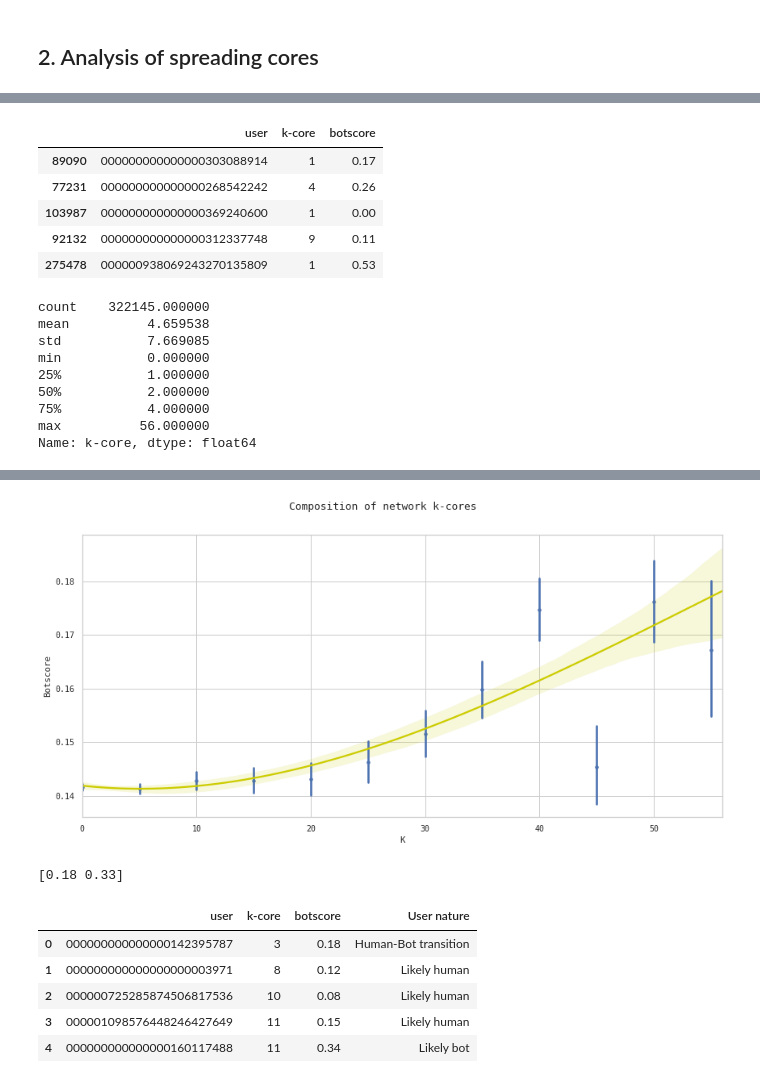
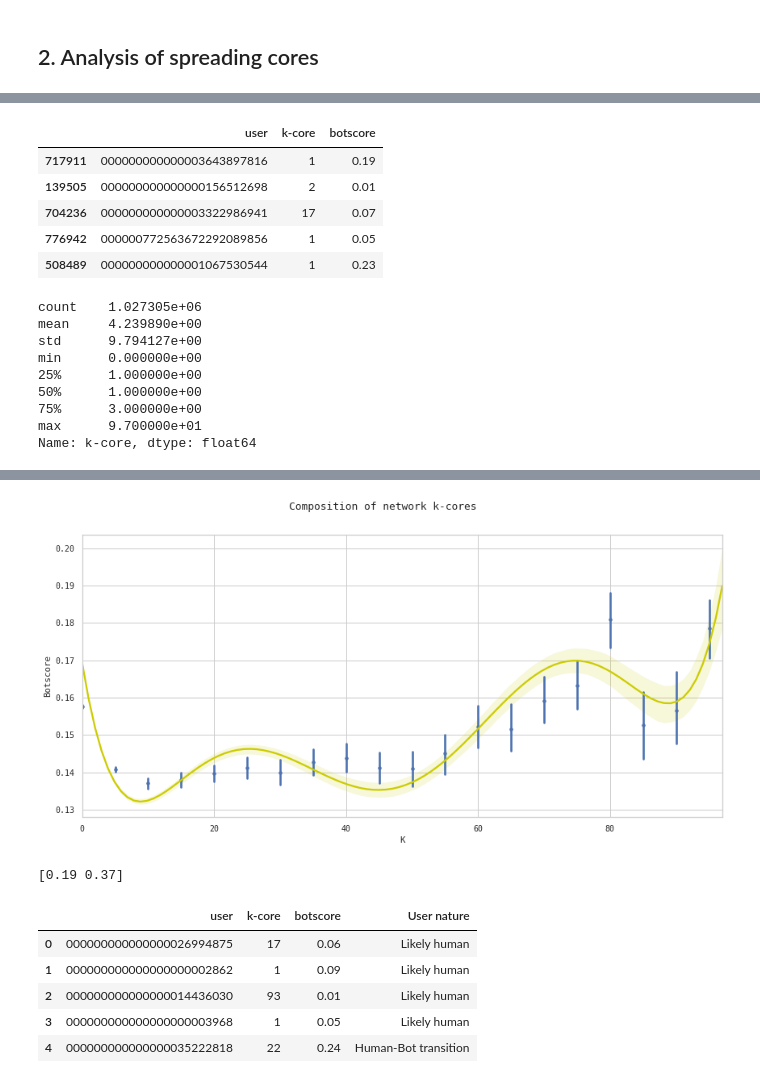
Before and after one commit to javier-pg/botbusters-spanish-general-elections-network-analysis, a Jupyter notebook: code/6.InformationSpreading.ipynb, the cells around one changed output, grey strips where cells are left out. Drawn from its saved outputs; the diff is of its cells as text; code cells hidden in the pictures.

```diff
--- a/code/6.InformationSpreading.ipynb
+++ b/code/6.InformationSpreading.ipynb
@@ -82,8 +82,6 @@ def make_objid(text):
         print(text, ex)
         return None
 
-LIMIT=6*500000
-
 def get_tweets(collection):
     """
     Gets tweets
@@ -111,7 +109,6 @@ def get_retweets(collection):
     """
     retweets = list(collection
                     .find({'sampled':True},{'_id': False, 'tweet_id': True, 'user_id' : True, 'date':True})
-                    .limit(LIMIT)
                    )
 
     print("Number of retweets:", len(retweets))
@@ -130,7 +127,6 @@ def get_users(collection):
     """
     users = list(collection.find({ '$and' : [ { 'sampled': True } , { 'botscore' : { '$gte' : 0 } }]},
                                  {'_id' : True, 'botscore' : True})
-                 #.limit(LIMIT)
                 )
 
     print("Number of sampled users with botscore in DB:", len(users))
@@ -420,5 +417,5 @@ for sit in [0, 1, 2]:
     #nx.set_node_attributes(G, values=-1, name='botscore')
     node_attr = df_users.set_index('_id').to_dict('index')
     nx.set_node_attributes(G, node_attr)
-    #nx.write_graphml(G, f"graphs/2.kcore-situation{sit}.graphml")
+    nx.write_graphml(G, f"graphs/kcore-situation{sit}.graphml")
 # %% [output]
@@ -483,37 +477,39 @@ df_cores = df_cores.merge(df_botscores, on='user')
 df_cores.sample(5)
 # %% [output]
 |  | user | k-core | botscore |
-| 89090 | 000000000000000303088914 | 1 | 0.17 |
-| 77231 | 000000000000000268542242 | 4 | 0.26 |
-| 103987 | 000000000000000369240600 | 1 | 0.00 |
-| 92132 | 000000000000000312337748 | 9 | 0.11 |
-| 275478 | 000000938069243270135809 | 1 | 0.53 |
+| 717911 | 000000000000003643897816 | 1 | 0.19 |
+| 139505 | 000000000000000156512698 | 2 | 0.01 |
+| 704236 | 000000000000003322986941 | 17 | 0.07 |
+| 776942 | 000000772563672292089856 | 1 | 0.05 |
+| 508489 | 000000000000001067530544 | 1 | 0.23 |
 # %%
 df_cores['k-core'].describe()
 # %% [output]
-count    322145.000000
-mean          4.659538
-std           7.669085
-min           0.000000
-25%           1.000000
-50%           2.000000
-75%           4.000000
-max          56.000000
+count    1.027305e+06
+mean     4.239890e+00
+std      9.794127e+00
+min      0.000000e+00
+25%      1.000000e+00
+50%      1.000000e+00
+75%      3.000000e+00
+max      9.700000e+01
 Name: k-core, dtype: float64
 # %%
+%%time
 fig, axs = plt.subplots(1, 1, figsize=(12,6))
 
 ax = sns.regplot(x='k-core',
             y='botscore',
             data=df_cores,
-            x_bins=[0,5,10,15,20,25,30,35,40,45,50,55,60],
+            x_bins=[0,5,10,15,20,25,30,35,40,45,50,55,60,65,70,75,80,85,90,95,100],
             scatter_kws = {'color': 'b', 's':12},
             line_kws = {'color': '#CCCC00'},
-            order=3
+            order=6
            )
 
 ax.set_ylabel(ylabel='Botscore')
 ax.set_xlabel(xlabel='K')
 fig.suptitle("Composition of network k-cores", y=1.01)
 plt.tight_layout()
+plt.savefig("images/kcores.svg")
 # %% [output]
@@ -520,10 +518,10 @@ plt.tight_layout()
-[figure, old version]
+[figure, new version]
 # %%
 prs = [70,90]
 ps = np.percentile(a=df_cores.drop_duplicates(subset='user').botscore, q=prs, interpolation='lower')
 print(ps)
 # %% [output]
-[0.18 0.33]
+[0.19 0.37]
 # %%
 def interval(row):
     if row['botscore'] < ps[0]:
@@ -537,9 +535,9 @@ df_cores['User nature'] = df_cores.apply(lambda row : interval(row), axis=1)
 df_cores.head()
 # %% [output]
 |  | user | k-core | botscore | User nature |
-| 0 | 000000000000000142395787 | 3 | 0.18 | Human-Bot transition |
-| 1 | 000000000000000000003971 | 8 | 0.12 | Likely human |
-| 2 | 000000725285874506817536 | 10 | 0.08 | Likely human |
-| 3 | 000001098576448246427649 | 11 | 0.15 | Likely human |
-| 4 | 000000000000000160117488 | 11 | 0.34 | Likely bot |
+| 0 | 000000000000000026994875 | 17 | 0.06 | Likely human |
+| 1 | 000000000000000000002862 | 1 | 0.09 | Likely human |
+| 2 | 000000000000000014436030 | 93 | 0.01 | Likely human |
+| 3 | 000000000000000000003968 | 1 | 0.05 | Likely human |
+| 4 | 000000000000000035222818 | 22 | 0.24 | Human-Bot transition |
 # %%
```
Also changed, not shown: parts of 20 cells of this notebook, 3 other files.
